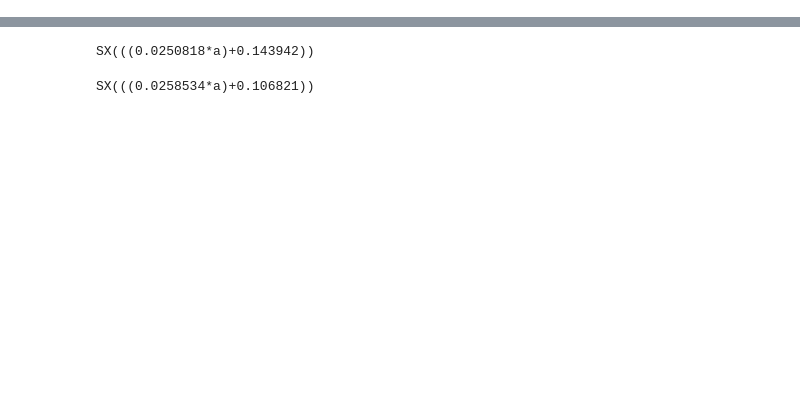
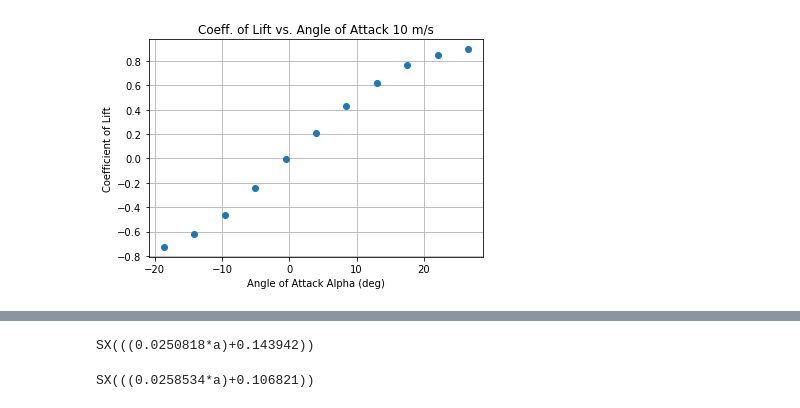
Before and after one commit to jgoppert/aae497-f19, a Jupyter notebook: data_analysis_sid/Aerodynamic_data.ipynb, the cells around one changed output, grey strips where cells are left out. Saved outputs shown, nothing was run; the diff lists cells and outputs as text; code cells hidden in the pictures; blank space fills up the shorter version.

```diff
--- a/data_analysis_sid/Aerodynamic_data.ipynb
+++ b/data_analysis_sid/Aerodynamic_data.ipynb
@@ -121,0 +116,8 @@ plt.plot(alpha,CD10,'o')
+# %%
+plt.plot(alpha,CL10,'o')
+plt.xlabel('Angle of Attack Alpha (deg)')
+plt.ylabel('Coefficient of Lift')
+plt.title('Coeff. of Lift vs. Angle of Attack 10 m/s')
+plt.grid()
+# %% [output]
+[figure, added]
```
Also changed, not shown: parts of 14 cells of this notebook, 6 other files.
